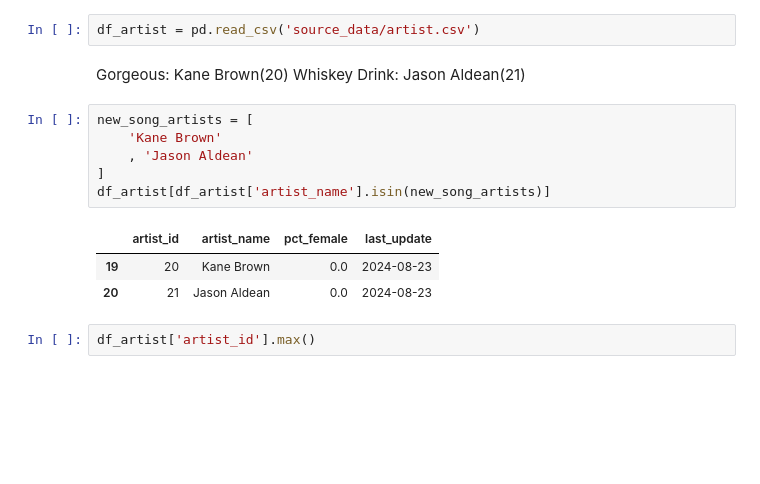
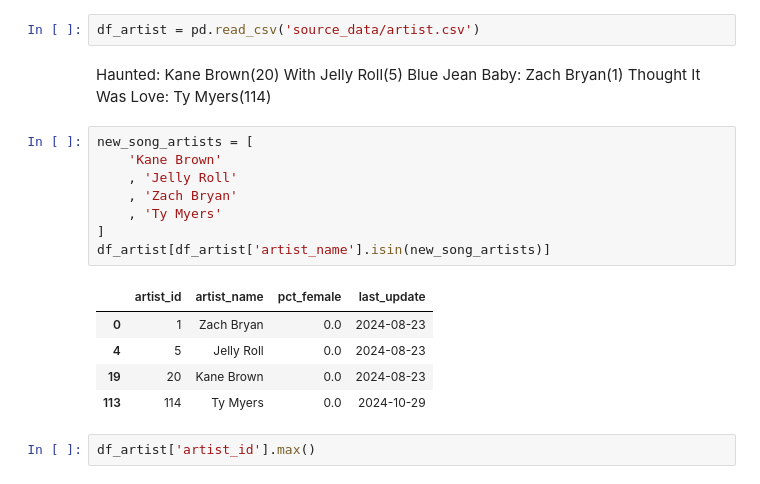
Before and after one commit to jwmanahan/billboard, a Jupyter notebook: add_new_week.ipynb, the cells around one changed output. Saved outputs shown, nothing was run; the diff lists cells and outputs as text; blank space fills up the shorter version.

```diff
--- a/add_new_week.ipynb
+++ b/add_new_week.ipynb
@@ -147,18 +147,23 @@ print(list(new_song_to_rank.keys()))
 # %%
 df_artist = pd.read_csv('source_data/artist.csv')
 # %% [markdown]
-Gorgeous: Kane Brown(20)
-Whiskey Drink: Jason Aldean(21)
+Haunted: Kane Brown(20) With Jelly Roll(5)
+Blue Jean Baby: Zach Bryan(1)
+Thought It Was Love: Ty Myers(114)
 # %%
 new_song_artists = [
     'Kane Brown'
-    , 'Jason Aldean'
+    , 'Jelly Roll'
+    , 'Zach Bryan'
+    , 'Ty Myers'
 ]
 df_artist[df_artist['artist_name'].isin(new_song_artists)]
 # %% [output]
 |  | artist_id | artist_name | pct_female | last_update |
+| 0 | 1 | Zach Bryan | 0.0 | 2024-08-23 |
+| 4 | 5 | Jelly Roll | 0.0 | 2024-08-23 |
 | 19 | 20 | Kane Brown | 0.0 | 2024-08-23 |
-| 20 | 21 | Jason Aldean | 0.0 | 2024-08-23 |
+| 113 | 114 | Ty Myers | 0.0 | 2024-10-29 |
 # %%
 df_artist['artist_id'].max()
 # %% [output]
```
Also changed, not shown: parts of 26 cells of this notebook, 4 other files.
